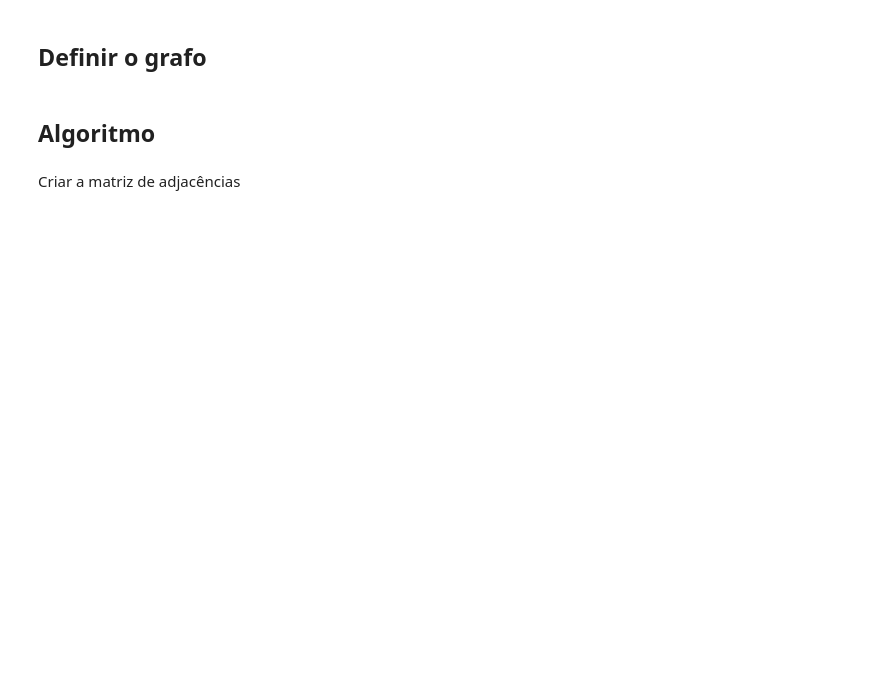
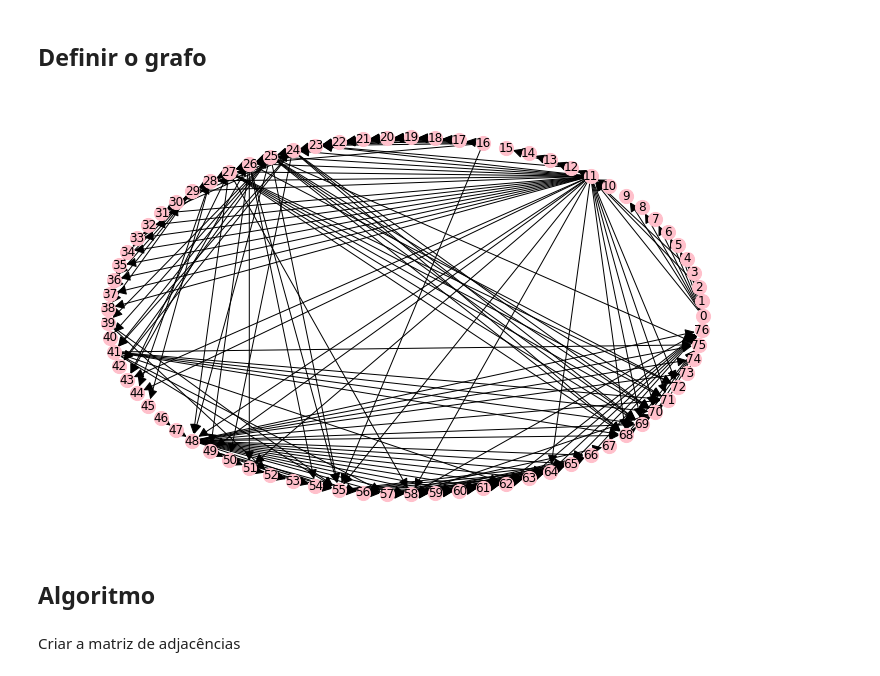
Before and after one commit to mcarvalhor/ProjEstocasticos, a Jupyter notebook: PageRank.ipynb, the cells around one changed output. Drawn from its saved outputs; the diff is of its cells as text; code cells hidden in the pictures; blank space fills up the shorter version.

```diff
--- a/PageRank.ipynb
+++ b/PageRank.ipynb
@@ -21,6 +21,23 @@ graph.add_nodes_from(vertices)
 # %%
 for index, row in data.iterrows():
     graph.add_edge(row['from'], row['to'])
+# %%
+plt.figure(figsize=(10,6))
+
+options = {
+    'node_color': 'pink',
+    'node_size': 200,
+    'width': 1,
+    'arrowstyle': '-|>',
+    'arrowsize': 20,
+}
+
+npos = nx.circular_layout(graph,scale=1)
+
+nx.draw(graph,pos = npos, with_labels=True, **options, arrows=True)
+plt.show()
+# %% [output]
+[figure, added]
 # %% [markdown]
 ## Algoritmo
 # %% [markdown]
```
Also changed, not shown: parts of 16 cells of this notebook, 3 other files.
